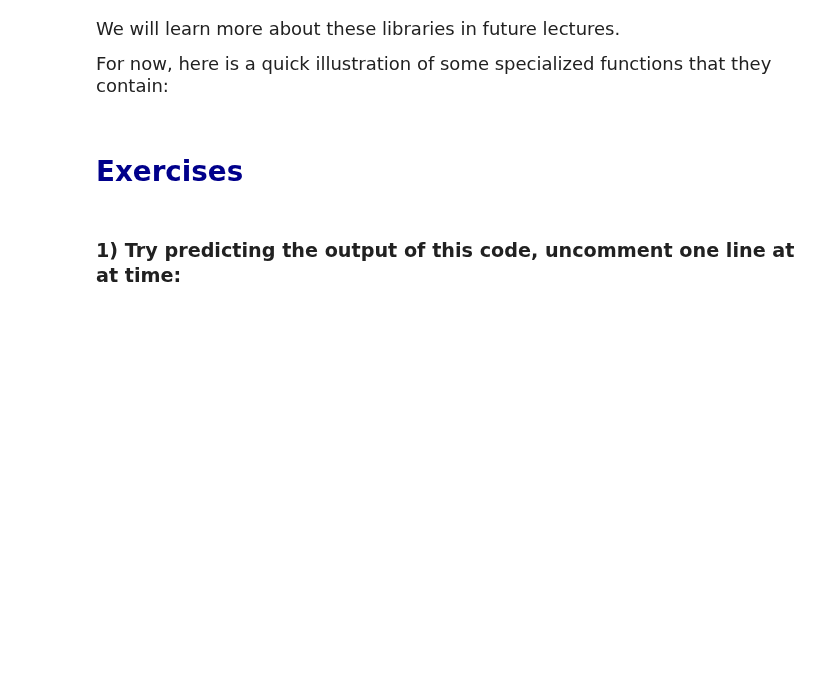
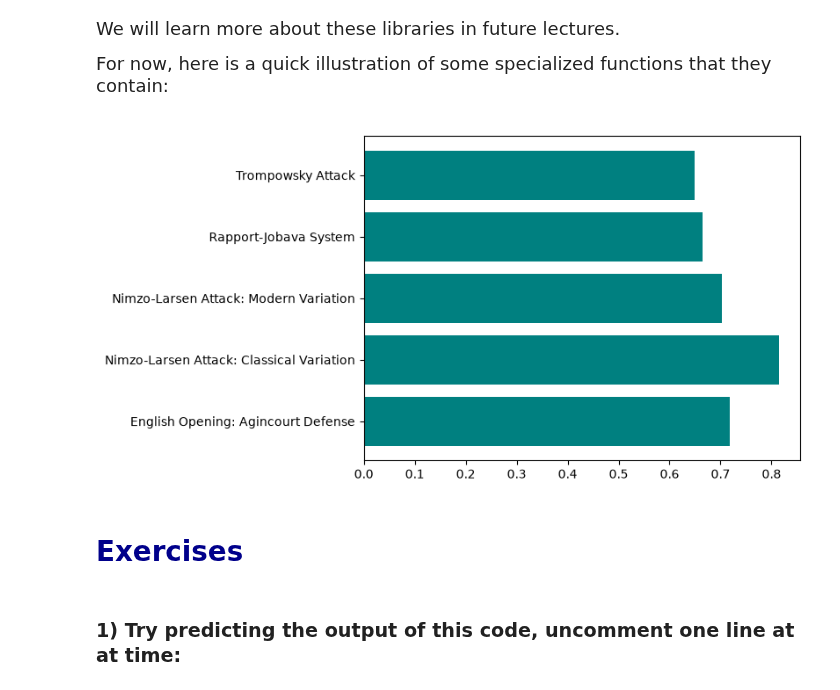
Before and after one commit to ppataku/datasci185fall2026, a Jupyter notebook: Lecture_04_Functions_and_Libraries/Lecture4 copy.ipynb, the cells around one changed output. Saved outputs shown, nothing was run; the diff lists cells and outputs as text; code cells hidden in the pictures; blank space fills up the shorter version.

```diff
--- a/Lecture_04_Functions_and_Libraries/Lecture4 copy.ipynb
+++ b/Lecture_04_Functions_and_Libraries/Lecture4 copy.ipynb
@@ -317,23 +409,25 @@ For now, here is a quick illustration of some specialized functions that they co
 # %%
 # specialized function from the pandas library for loading a .csv file into our environment
 # The csv we are loading has been pre-filtered to only contain five openings
 df = pd.read_csv('data/ArjunErigaisi_white_top5.csv')
 
 # put all the rows that share the same opening into the same group
 groups = df.groupby('opening')
 
 # from each group, look at only the result column
 results = groups['result']
 
 # average the results in each group -> that opening's win rate
 win_rates = results.mean()
 
 # turn the grouped answer back into a normal table with two columns: opening, result
 win_rates = win_rates.reset_index()
 
 # one bar per opening: names along the bottom, win rate as the height
-plt.barh(win_rates['opening'], win_rates['result'])
+plt.barh(win_rates['opening'], win_rates['result'],color = 'teal')
 plt.show()
+# %% [output]
+[figure, added]
 # %% [markdown]
 #  <span style="color:darkblue"> Exercises </span>
 # %% [markdown]
```
Also changed, not shown: parts of 20 cells of this notebook.
